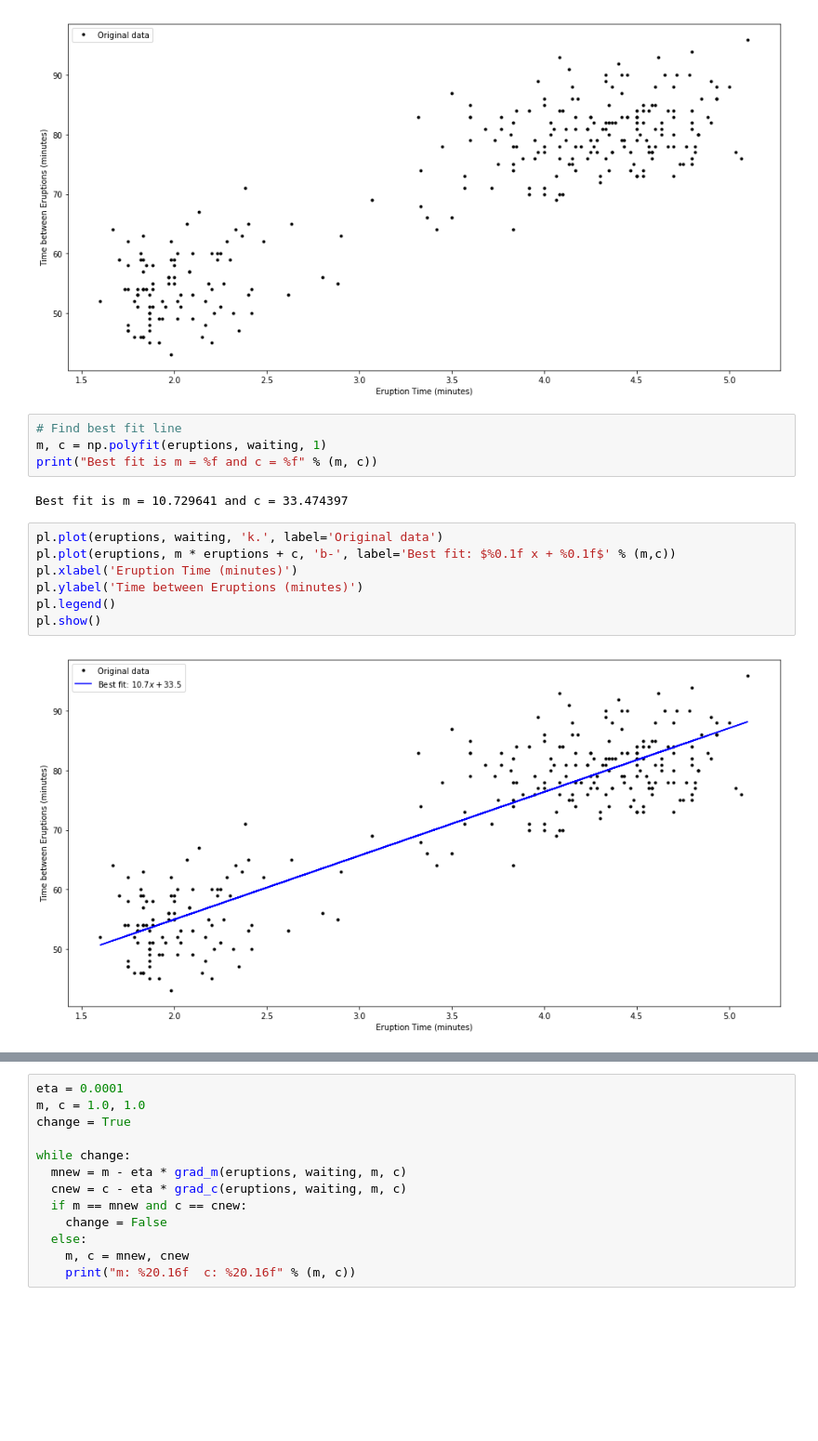
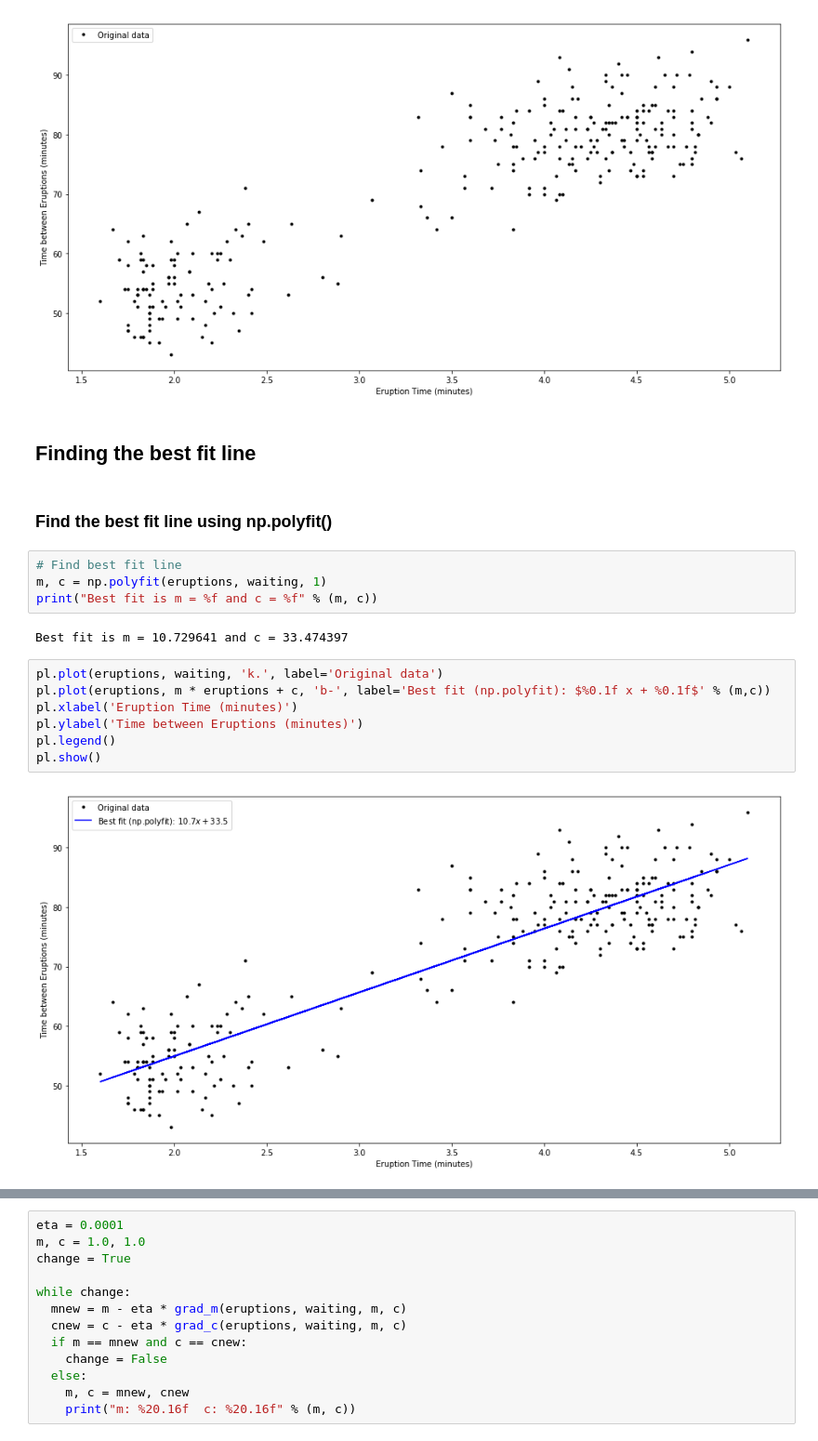
Before and after one commit to damiannolan/old-faithful-data-set, a Jupyter notebook: old-faithful-notebook.ipynb, the cells around one changed output, grey strips where cells are left out. Shown at 93% size. Saved outputs shown, nothing was run; the diff lists cells and outputs as text; blank space fills up the shorter version.

Commit message:
Completed best fit line using polyfit() and gradient descent

```diff
--- a/old-faithful-notebook.ipynb
+++ b/old-faithful-notebook.ipynb
@@ -63,6 +67,10 @@ pl.legend()
 pl.show()
 # %% [output]
 [figure]
+# %% [markdown]
+## Finding the best fit line
+# %% [markdown]
+### Find the best fit line using np.polyfit()
 # %%
 # Find best fit line
 m, c = np.polyfit(eruptions, waiting, 1)
@@ -71,10 +79,10 @@ print("Best fit is m = %f and c = %f" % (m, c))
 Best fit is m = 10.729641 and c = 33.474397
 # %%
 pl.plot(eruptions, waiting, 'k.', label='Original data')
-pl.plot(eruptions, m * eruptions + c, 'b-', label='Best fit: $%0.1f x + %0.1f$' % (m,c))
+pl.plot(eruptions, m * eruptions + c, 'b-', label='Best fit (np.polyfit): $%0.1f x + %0.1f$' % (m,c))
 pl.xlabel('Eruption Time (minutes)')
 pl.ylabel('Time between Eruptions (minutes)')
 pl.legend()
 pl.show()
 # %% [output]
-[figure, old version]
+[figure, new version]
```
Also changed, not shown: parts of 5 cells of this notebook.
